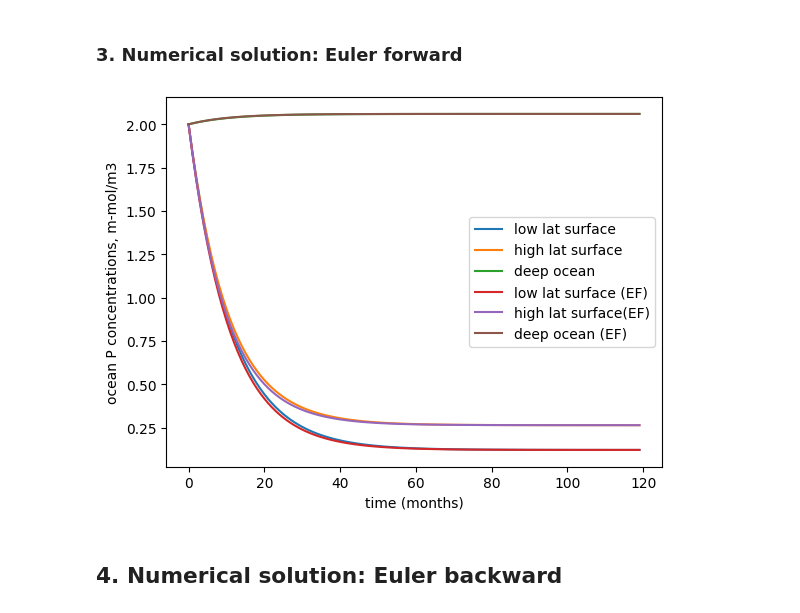
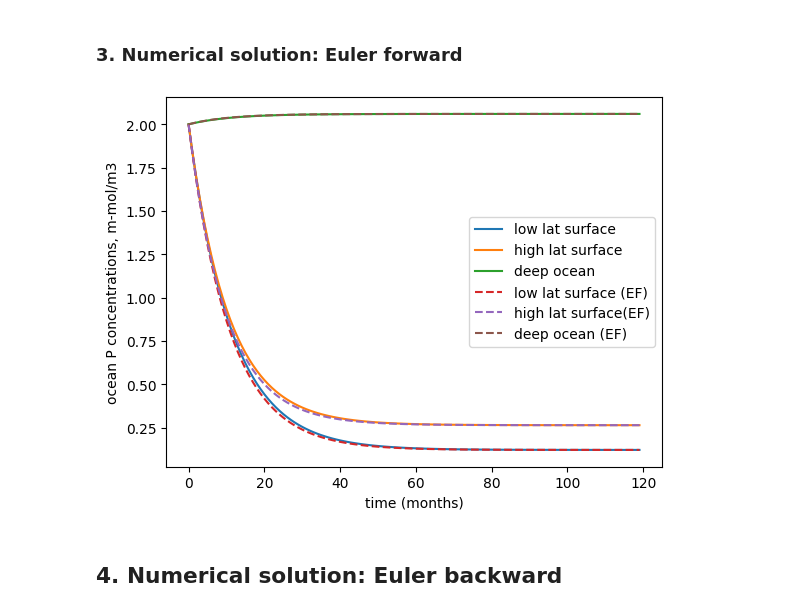
Before and after one commit to takaito1/EAS4821_S2024, a Jupyter notebook: scripts/Week12_ocean_P_model.ipynb, the cells around one changed output. Drawn from its saved outputs; the diff is of its cells as text; code cells hidden in the pictures.

```diff
--- a/scripts/Week12_ocean_P_model.ipynb
+++ b/scripts/Week12_ocean_P_model.ipynb
@@ -94,15 +94,15 @@ for n in range(1,N):
 # %%
 # visualization
 fig=plt.figure()
 plt.plot(P.T)
-plt.plot(Pef.T)
+plt.plot(Pef.T,'--')
 plt.xlabel('time (months)')
 plt.ylabel('ocean P concentrations, m-mol/m3')
 plt.legend(['low lat surface','high lat surface','deep ocean',
             'low lat surface (EF)','high lat surface(EF)','deep ocean (EF)'])
 plt.show()
 # %% [output]
-[figure, old version]
+[figure, new version]
 # %% [markdown]
 ## 4. Numerical solution: Euler backward
 # %%
```
Also changed, not shown: parts of 3 cells of this notebook.
